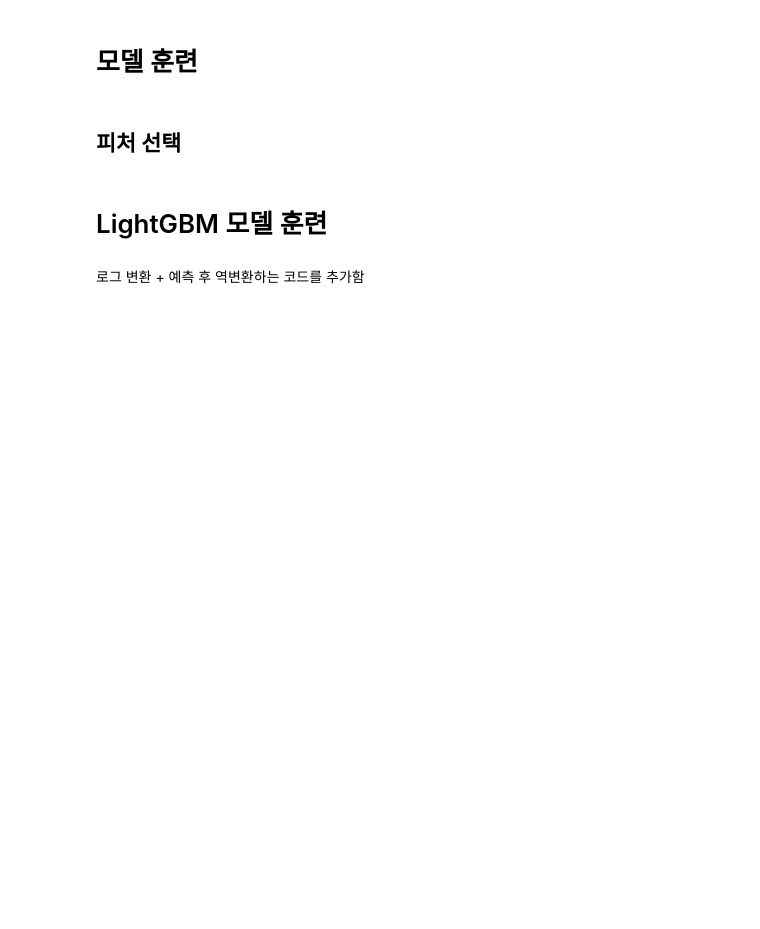
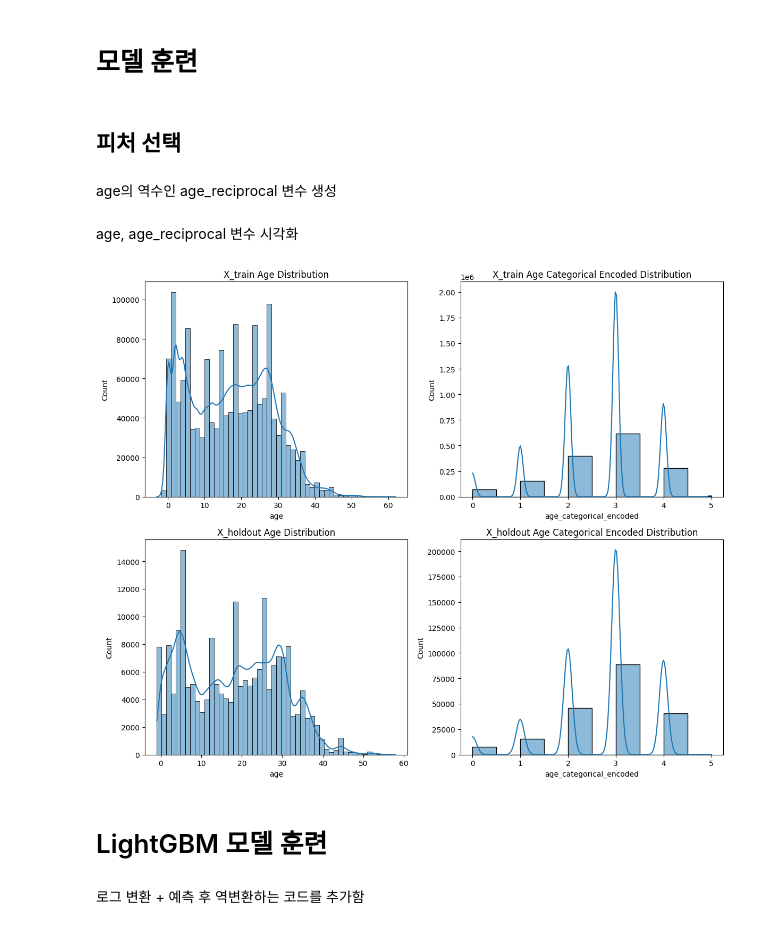
Before and after one commit to boostcampaitech7/level2-competitiveds-recsys-08, a Jupyter notebook: src/baseline.ipynb, the cells around one changed output. Drawn from its saved outputs; the diff is of its cells as text; code cells hidden in the pictures; blank space fills up the shorter version.

Commit message:
feat-25: Add age feature transformation code
#25

```diff
--- a/src/baseline.ipynb
+++ b/src/baseline.ipynb
@@ -220,5 +220,49 @@ X_holdout.head()
 # 모델 훈련
 # %% [markdown]
 ## 피처 선택
+# %% [markdown]
+age의 역수인 age_reciprocal 변수 생성
+# %%
+from sklearn.preprocessing import LabelEncoder
+
+# 라벨 인코딩을 적용
+label_encoder = LabelEncoder()
+
+X_train['age_categorical_encoded'] = label_encoder.fit_transform(X_train['age_categorical'])
+X_holdout['age_categorical_encoded'] = label_encoder.transform(X_holdout['age_categorical'])
+# %% [markdown]
+age, age_reciprocal 변수 시각화
+# %%
+import matplotlib.pyplot as plt
+import seaborn as sns
+
+# 2x2 subplot을 사용하여 age와 age_categorical_encoded의 분포를 확인
+plt.figure(figsize=(12, 10))
+
+# 1번째 플롯: X_train의 age 분포
+plt.subplot(2, 2, 1)
+sns.histplot(X_train['age'], bins=50, kde=True)
+plt.title('X_train Age Distribution')
+
+# 2번째 플롯: X_train의 age_categorical_encoded 분포
+plt.subplot(2, 2, 2)
+sns.histplot(X_train['age_categorical_encoded'], bins=10, kde=True)
+plt.title('X_train Age Categorical Encoded Distribution')
+
+# 3번째 플롯: X_holdout의 age 분포
+plt.subplot(2, 2, 3)
+sns.histplot(X_holdout['age'], bins=50, kde=True)
+plt.title('X_holdout Age Distribution')
+
+# 4번째 플롯: X_holdout의 age_categorical_encoded 분포
+plt.subplot(2, 2, 4)
+sns.histplot(X_holdout['age_categorical_encoded'], bins=10, kde=True)
+plt.title('X_holdout Age Categorical Encoded Distribution')
+
+# 레이아웃 조정
+plt.tight_layout()
+plt.show()
+# %% [output]
+[figure, added]
 # %%
 # 피처 선택
```
Also changed, not shown: parts of 3 cells of this notebook.
